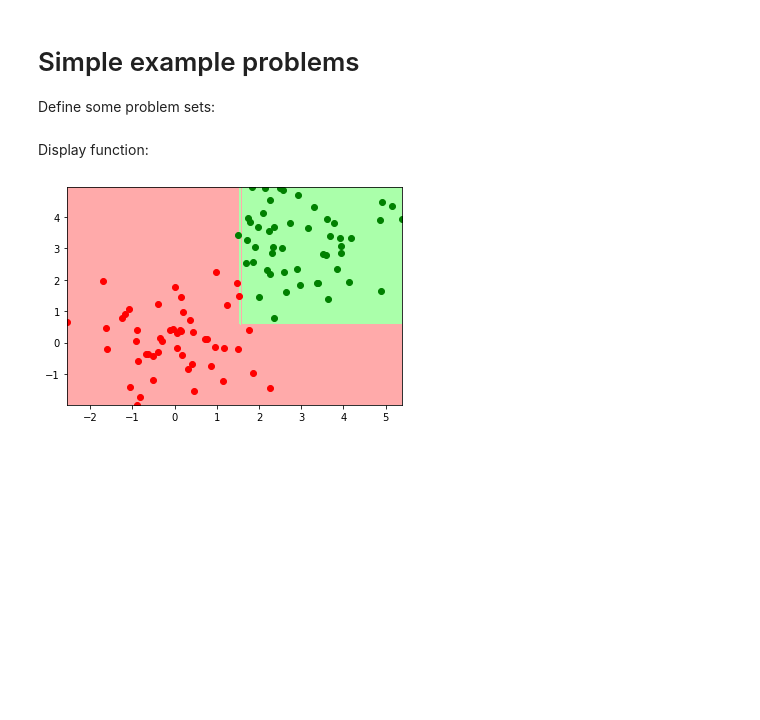
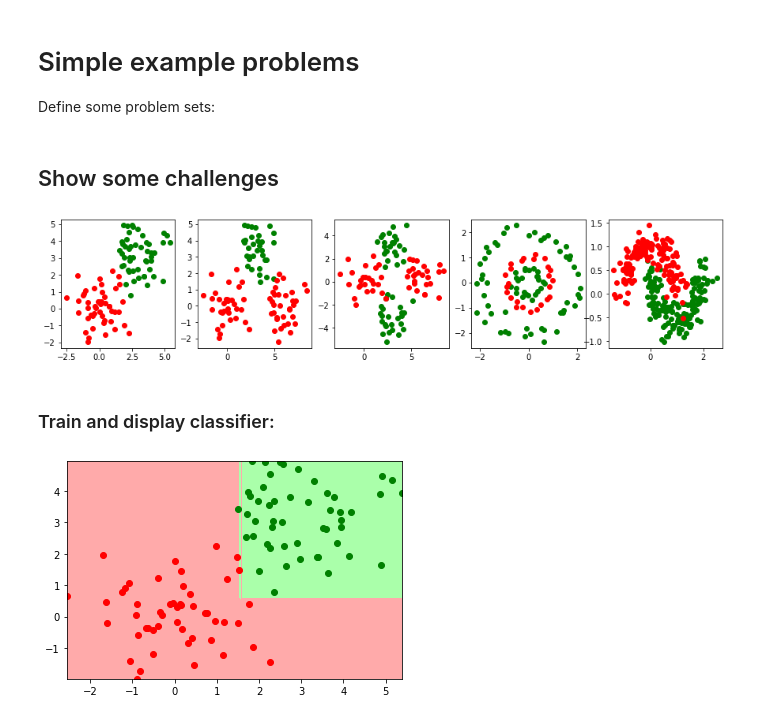
Before and after one commit to goto40/woodland, a Jupyter notebook: woodland_book/decision_trees.ipynb, the cells around one changed output. Cells and saved outputs as stored; diff of their text form; code cells hidden in the pictures; blank space fills up the shorter version.

```diff
--- a/woodland_book/decision_trees.ipynb
+++ b/woodland_book/decision_trees.ipynb
@@ -93,15 +95,32 @@ def my_make_moons():
     T = T%2
     return make_dataframe( x=D[:,0], y=D[:,1], target=T )
 
-def make_challange(level):
+def make_challenge(level):
     if level==0: return my_make_blobs(2)
     elif level==1: return my_make_blobs(3)
     elif level==2: return my_make_blobs(4)
     elif level==3: return my_circles()
     elif level==4: return my_make_moons()
     raise Exception(f"unknown level f{level}")
-# %% [markdown]
-Display function:
+# %% [markdown]
+## Show some challenges
+# %%
+figure(figsize=[15,3])
+N=5
+idx=0
+for n in range(N):
+    idx += 1
+    subplot(1,N,idx)
+    dataframe = make_challenge(n)
+    x = dataframe[["x"]].values.flatten()
+    y = dataframe[["y"]].values.flatten()
+    label = dataframe[["target"]].values.flatten()*2-1
+    plot( x[label==+1], y[label==+1], 'go' )
+    plot( x[label==-1], y[label==-1], 'ro' )
+# %% [output]
+[figure, added]
+# %% [markdown]
+### Train and display classifier:
 # %%
 from sklearn.datasets import load_iris
 from sklearn import tree
```
Also changed, not shown: parts of 5 cells of this notebook, 1 other file.
